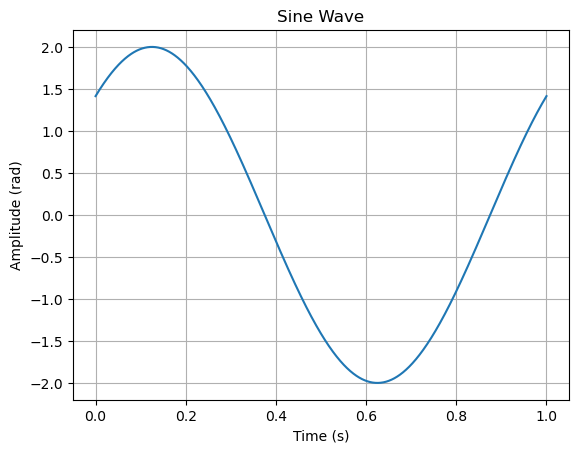
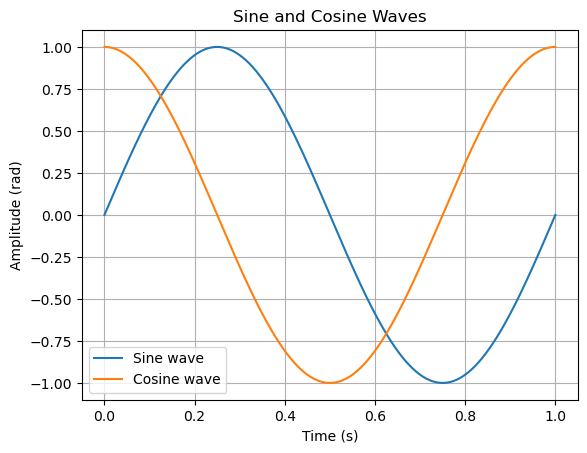
The change to this notebook cell's code, shown as a diff; its figure went from the first image to the second:
--- before
+++ after
@@ -5,17 +5,20 @@
 
 # signal parameters
-A = 2 # amplitude
+A = 1 # amplitude
 f = 1 # frequency
-phi = np.pi / 4 # phase shift
+phi = np.pi*2 # phase shift
 
 # calculation
 w = 2 * np.pi * f # angular frequency
-s = A * np.sin(w * t + phi) # signal
+sin_s = A * np.sin(w * t + phi) # signal
+cos_s = A * np.cos(w * t + phi) # signal
 
 # plot
-plt.plot(t,s)
-plt.title('Sine Wave')
+plt.plot(t,sin_s, label= 'Sine wave')
+plt.plot(t,cos_s, label= 'Cosine wave')
+plt.title('Sine and Cosine Waves')
 plt.xlabel('Time (s)')
 plt.ylabel('Amplitude (rad)')
+plt.legend()
 plt.grid()
-
+plt.show()

Commit: Sin/Cos plot